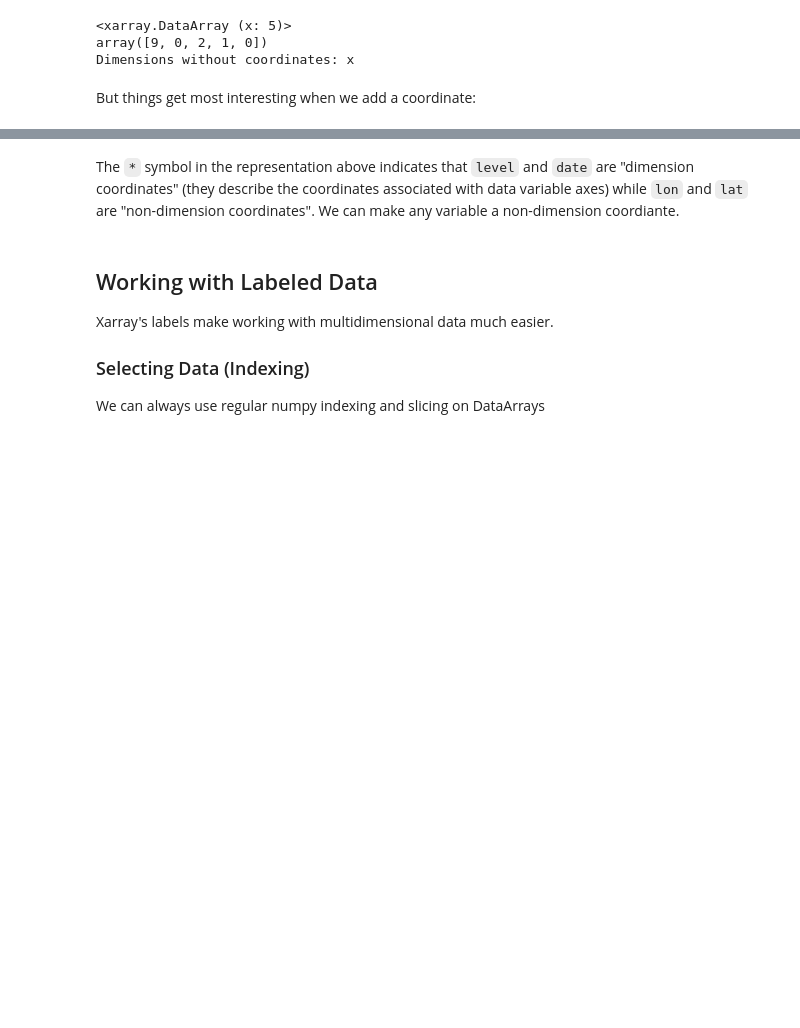
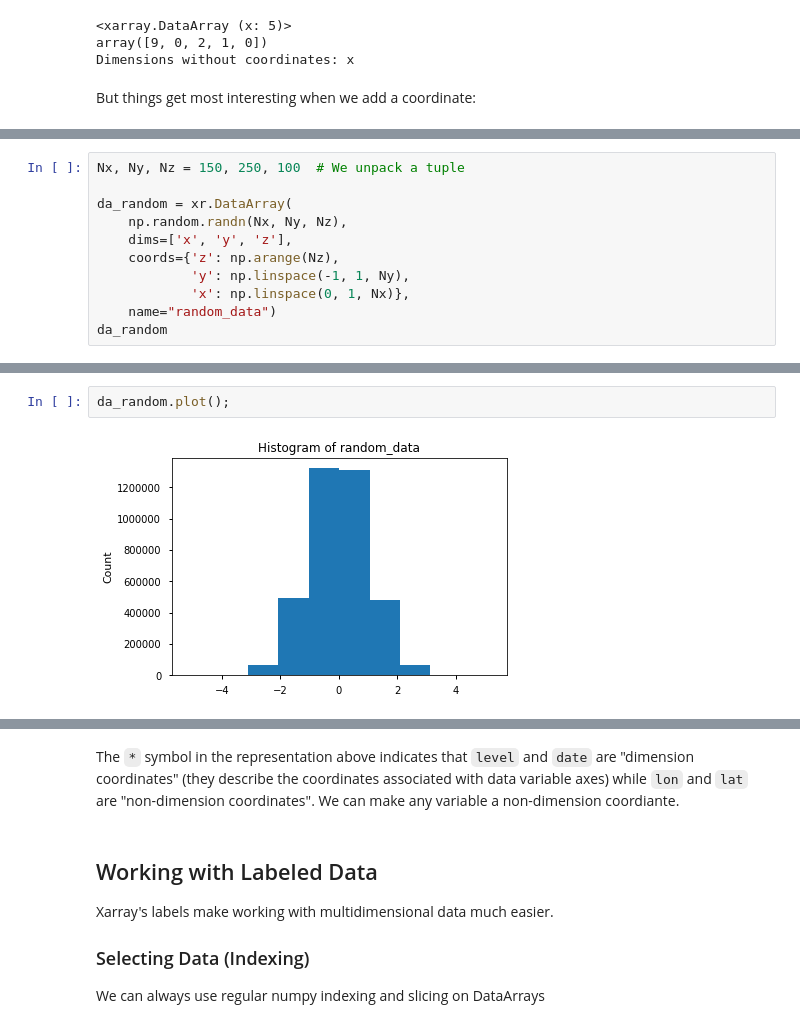
Before and after one commit to geomar-od/python-intro-201804, a Jupyter notebook: session-02_part-03_xarray_intro.ipynb, the cells around one changed output, grey strips where cells are left out. Saved outputs shown, nothing was run; the diff lists cells and outputs as text; blank space fills up the shorter version.

```diff
--- a/session-02_part-03_xarray_intro.ipynb
+++ b/session-02_part-03_xarray_intro.ipynb
@@ -210,0 +76,11 @@ Data variables:
+# %%
+Nx, Ny, Nz = 150, 250, 100  # We unpack a tuple
+
+da_random = xr.DataArray(
+    np.random.randn(Nx, Ny, Nz),
+    dims=['x', 'y', 'z'],
+    coords={'z': np.arange(Nz),
+            'y': np.linspace(-1, 1, Ny),
+            'x': np.linspace(0, 1, Nx)},
+    name="random_data")
+da_random
@@ -210,0 +105,4 @@ Data variables:
+# %%
+da_random.plot();
+# %% [output]
+[figure, added]
```
Also changed, not shown: parts of 78 cells of this notebook.
